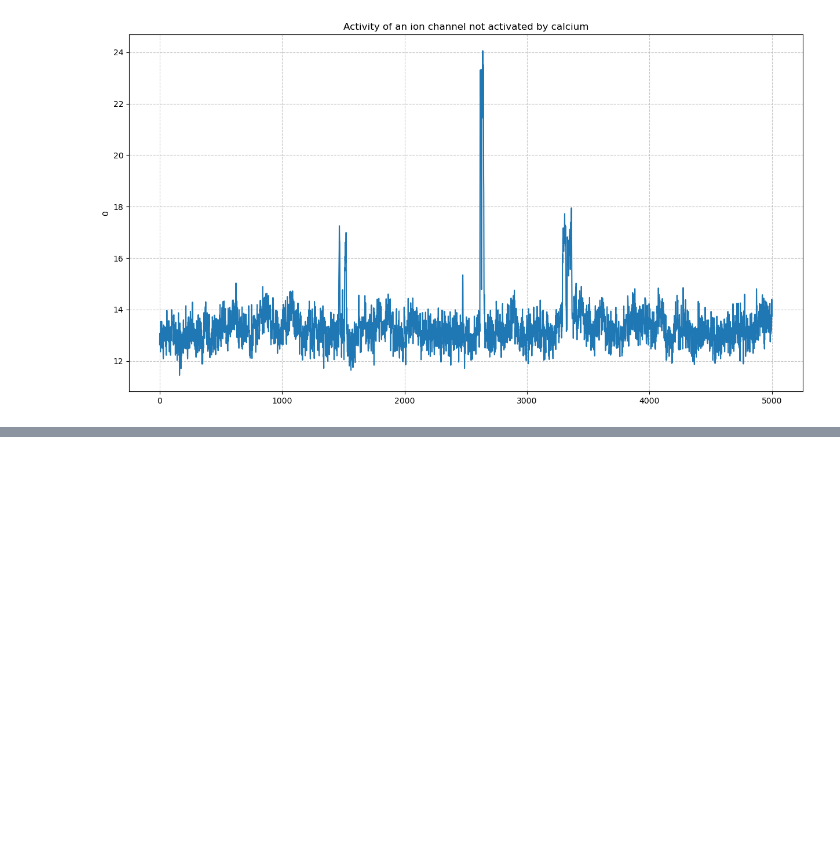
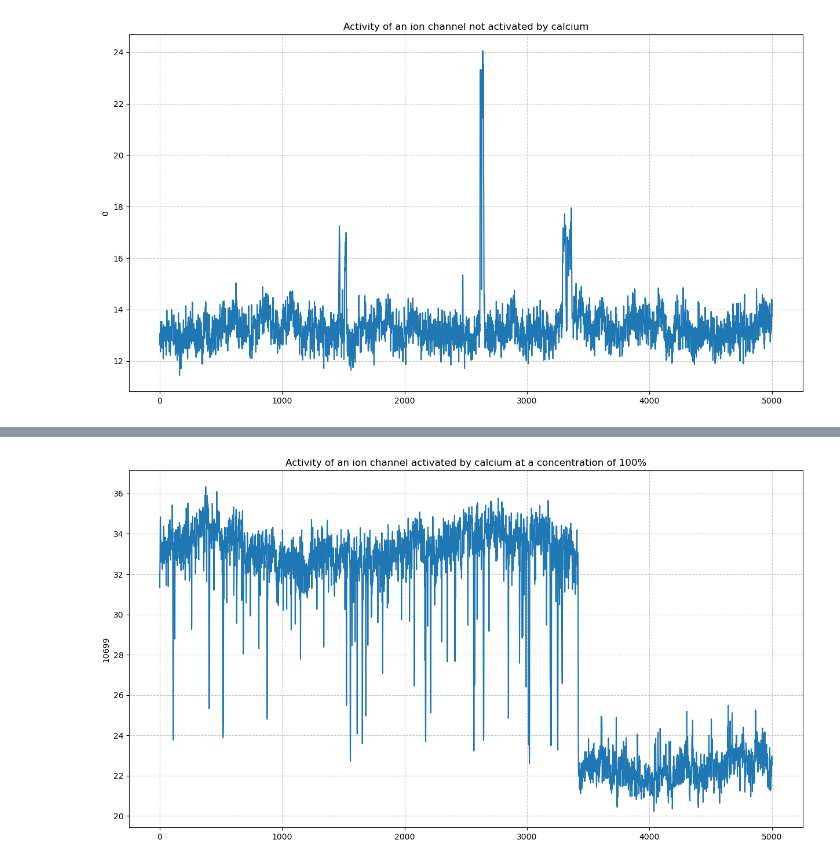
Before and after one commit to aleksanderbies/BK_channels_Quercetin_Calcium_Cellular_BD_Classification, a Jupyter notebook: dashboard.ipynb, the cells around one changed output, grey strips where cells are left out. Cells and saved outputs as stored; diff of their text form; code cells hidden in the pictures; blank space fills up the shorter version.

```diff
--- a/dashboard.ipynb
+++ b/dashboard.ipynb
@@ -42,0 +29,5 @@ draw_plot(df_calcium_clf.loc[df_calcium_clf.shape[0]-1][0:5000],
+# %%
+draw_plot(df_calcium_concentration_clf.loc[df_calcium_concentration_clf.shape[0]-1][0:5000],
+          'Activity of an ion channel activated by calcium at a concentration of 100%')
+# %% [output]
+[figure, added]
```
Also changed, not shown: parts of 12 cells of this notebook, 14 other files.
